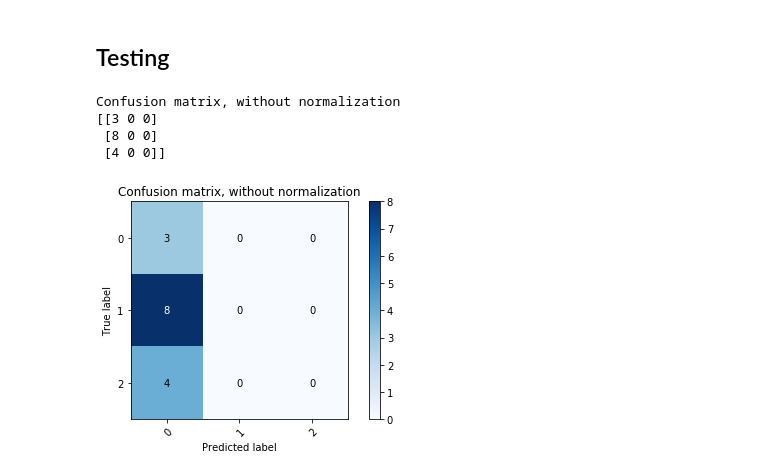
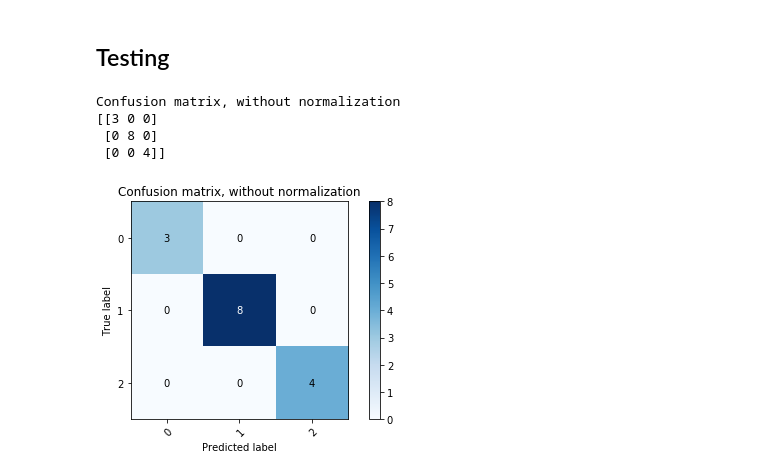
Before and after one commit to Holstrup/MetricLearning, a Jupyter notebook: MetricLearning/LMNN2.ipynb, the cells around one changed output. Cells and saved outputs as stored; diff of their text form; code cells hidden in the pictures.

Commit message:
knnClassifier and plots

```diff
--- a/MetricLearning/LMNN2.ipynb
+++ b/MetricLearning/LMNN2.ipynb
@@ -272,7 +274,7 @@ TN_lookup_table, TN_distance_table = find_target_neighbors(X_train, y_train)
 # %% [markdown]
 ## Run
 # %%
-ITERATIONS = 10
+ITERATIONS = 5
 
 for i in range(ITERATIONS):
     print(i)
@@ -316,14 +318,13 @@ Plots.plot_some_data(plot_items, plot_labels)
 # %%
 prediction = []
 
 for i in range(len(X_test)):
-    prediction.append(knnClassifier.knn(X_test[i], X_train, y_train, L, 5))
+    prediction.append(mode(knnClassifier.knn(X_test[i], X_train, y_train, L, 5)))
 
-prediction
 confusion_matrix = plots.plot_confusion_matrix(y_test, prediction, normalize=False)
 # %% [output]
 Confusion matrix, without normalization
 [[3 0 0]
- [8 0 0]
- [4 0 0]]
+ [0 8 0]
+ [0 0 4]]
-[figure, old version]
+[figure, new version]
```
Also changed, not shown: parts of 3 cells of this notebook, 1 other file.
